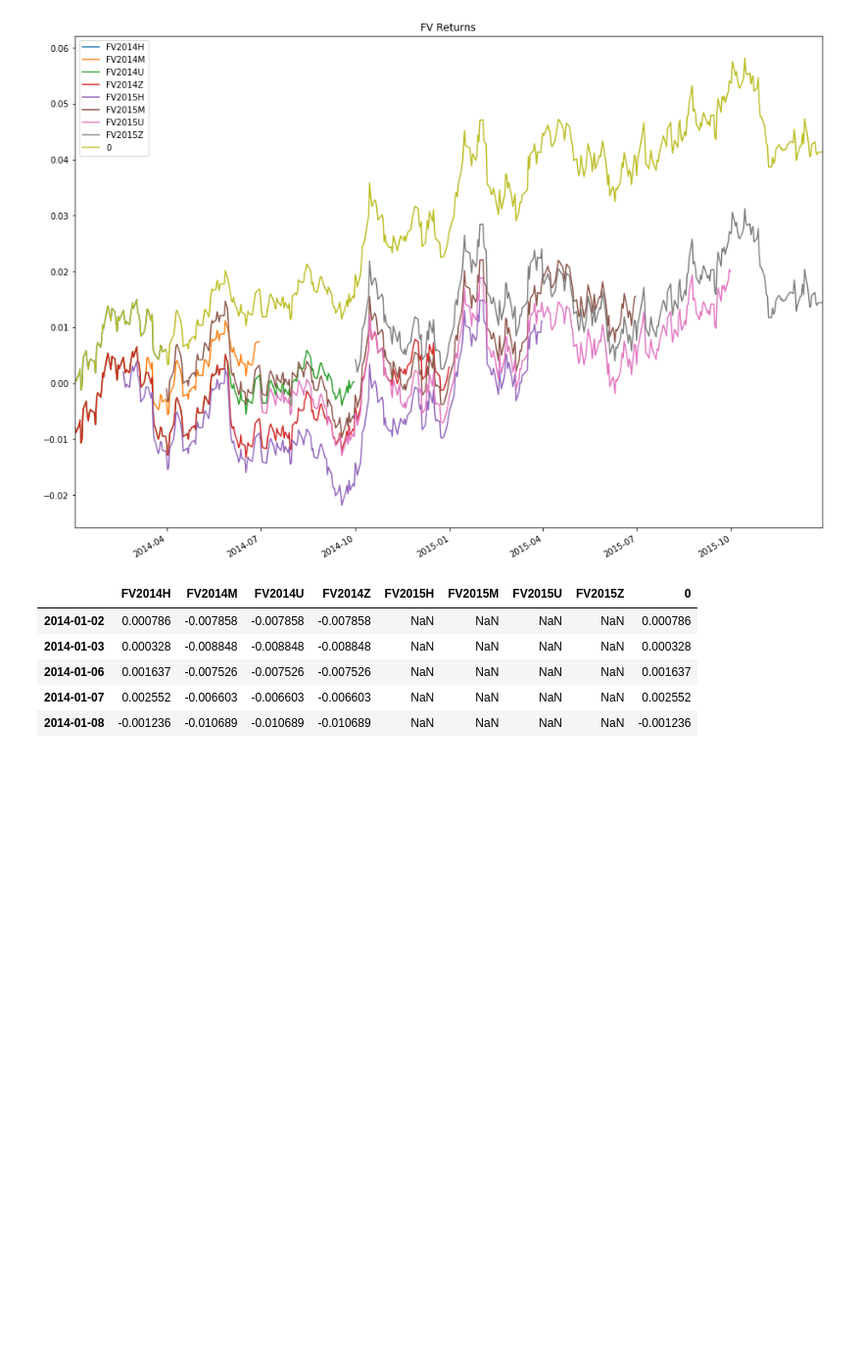
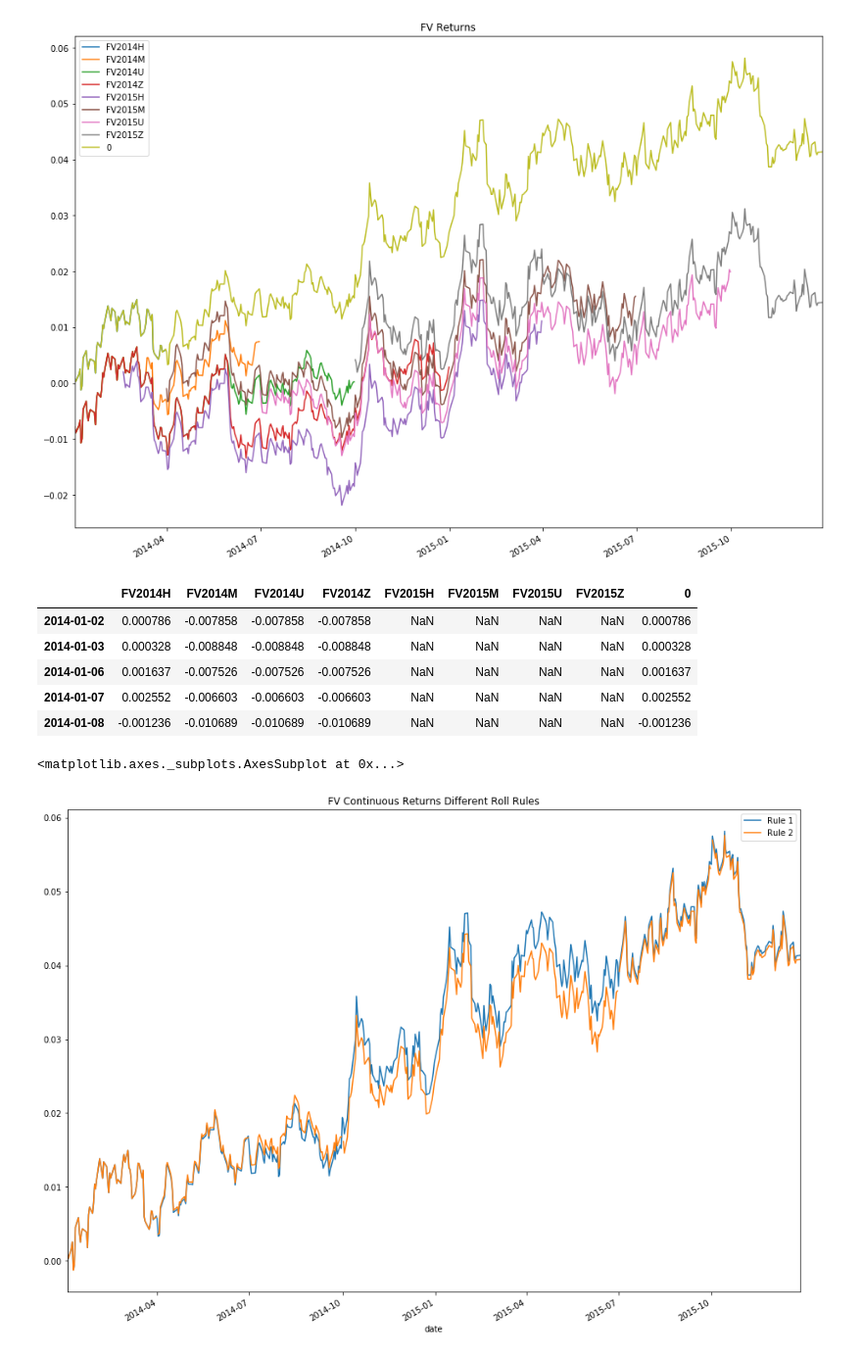
Before and after one commit to matthewgilbert/mapping, a Jupyter notebook: examples/continous_returns.ipynb, the cells around one changed output. Shown at 98% size. Drawn from its saved outputs; the diff is of its cells as text; code cells hidden in the pictures; blank space fills up the shorter version.

Commit message:
added start of month roll example

```diff
--- a/examples/continous_returns.ipynb
+++ b/examples/continous_returns.ipynb
@@ -103,0 +108,6 @@ weights.head()
+# %%
+cols = pd.MultiIndex.from_product([[0], ['front', 'back']])
+idx = [0, 1]
+transition_month = pd.DataFrame([[1.0, 0.0], [0.0, 1.0]], index=idx, columns=cols)
+
+transition_month
@@ -104,3 +119,6 @@ weights.head()
+# %%
+bom = contract_dates + pd.offsets.BMonthBegin(1)
+weights_start_month = mappings.roller(ts, bom, mappings.static_transition, transition=transition_month)
 # %%
 rets.head()
 # %% [output]
@@ -111,7 +129,7 @@ rets.head()
 2013-01-07  FV2014H    0.000127
 Name: Settle, dtype: float64
 # %%
-continous_rets = util.calc_rets(rets, weights)
+continous_rets = util.calc_rets(rets, weights_pre_expiry)
 continous_rets.head()
 # %% [output]
 |  | 0 |
@@ -121,6 +139,8 @@ continous_rets.head()
 | 2014-01-06 | 0.001309 |
 | 2014-01-07 | 0.000915 |
 | 2014-01-08 | -0.003788 |
+# %%
+continous_rets_month_start = util.calc_rets(rets, weights_start_month)
 # %%
 contract_rets = pd.pivot_table(rets.reset_index(), values="Settle", index="level_0", columns="level_1")
 # %%
@@ -149,3 +169,10 @@ both_rets.loc[ts, :].cumsum().head()
 | 2014-01-06 | 0.001637 | -0.007526 | -0.007526 | -0.007526 | NaN | NaN | NaN | NaN | 0.001637 |
 | 2014-01-07 | 0.002552 | -0.006603 | -0.006603 | -0.006603 | NaN | NaN | NaN | NaN | 0.002552 |
 | 2014-01-08 | -0.001236 | -0.010689 | -0.010689 | -0.010689 | NaN | NaN | NaN | NaN | -0.001236 |
+# %%
+crets = pd.concat([continous_rets, continous_rets_month_start], axis=1)
+crets.columns = ["Rule 1", "Rule 2"]
+crets.cumsum().plot(figsize=(16, 12), title="FV Continuous Returns Different Roll Rules")
+# %% [output]
+<matplotlib.axes._subplots.AxesSubplot at 0x...>
+[figure, added]
```
Also changed, not shown: parts of 4 cells of this notebook.
